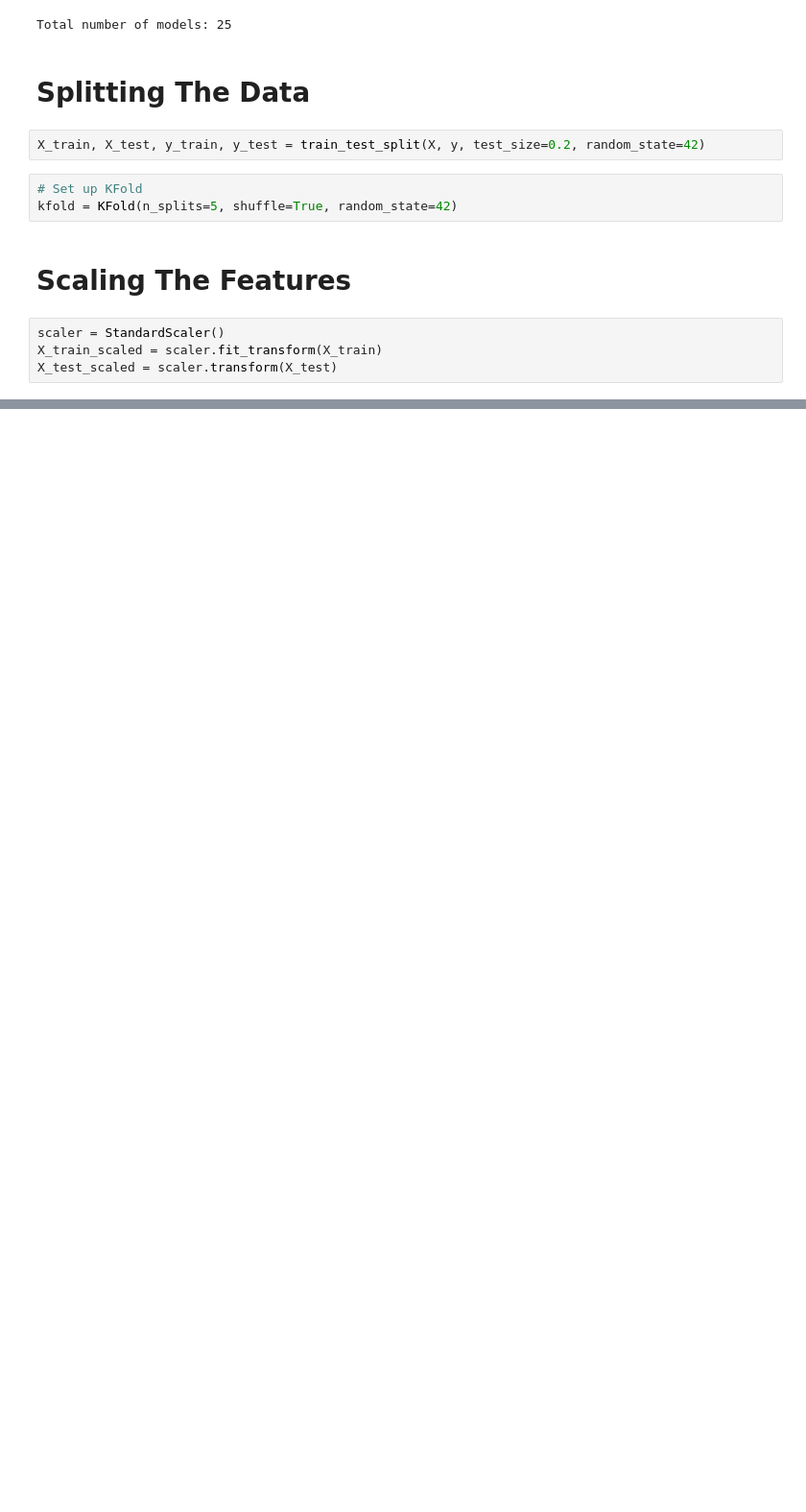
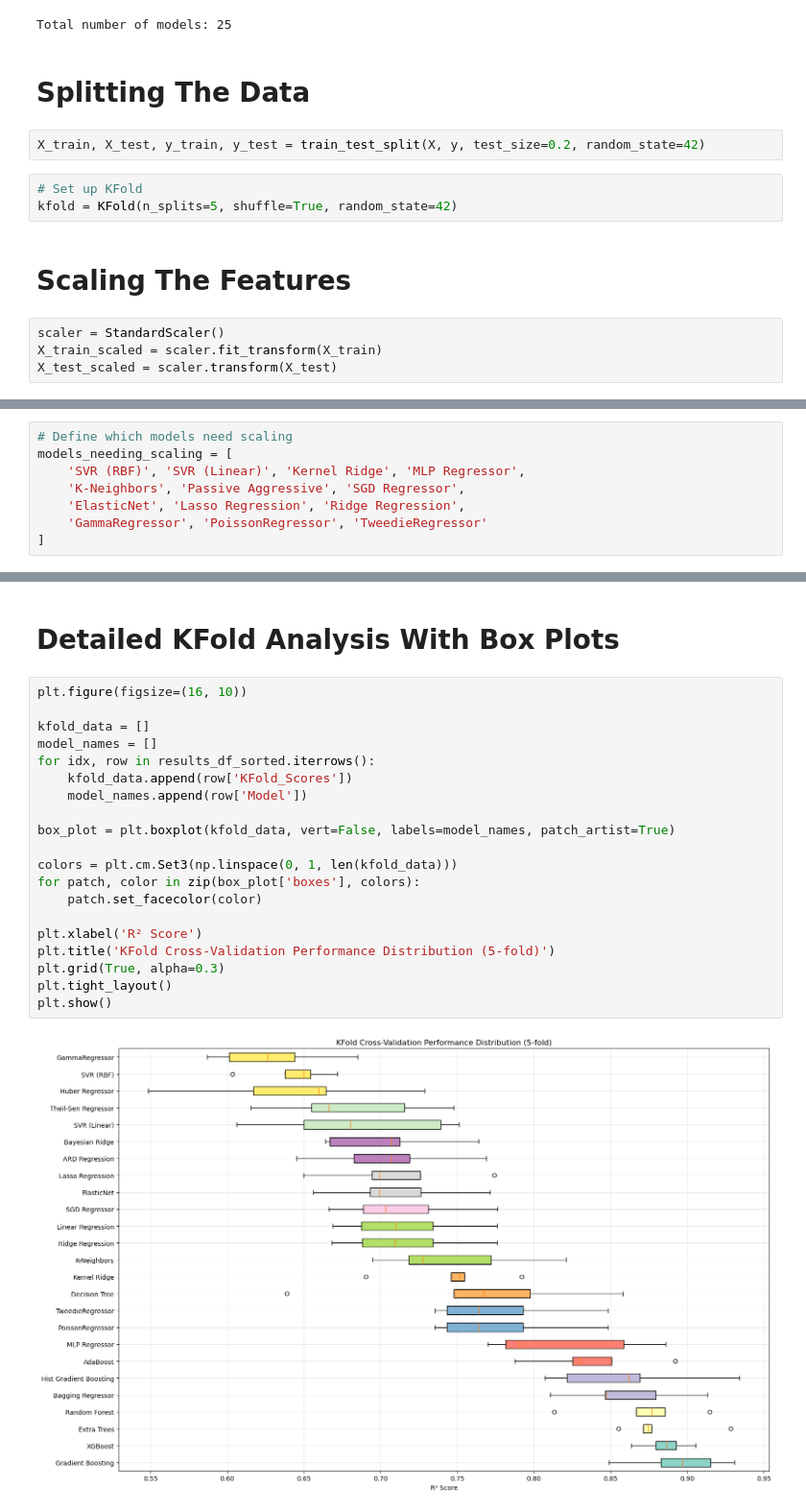
Before and after one commit to SobhanEyvazipoor/Homework-1, a Jupyter notebook: Exercise_3.ipynb, the cells around one changed output, grey strips where cells are left out. Shown at 96% size. Saved outputs shown, nothing was run; the diff lists cells and outputs as text; blank space fills up the shorter version.

```diff
--- a/Exercise_3.ipynb
+++ b/Exercise_3.ipynb
@@ -126,0 +146,8 @@ X_test_scaled = scaler.transform(X_test)
+# %%
+# Define which models need scaling
+models_needing_scaling = [
+    'SVR (RBF)', 'SVR (Linear)', 'Kernel Ridge', 'MLP Regressor',
+    'K-Neighbors', 'Passive Aggressive', 'SGD Regressor',
+    'ElasticNet', 'Lasso Regression', 'Ridge Regression',
+    'GammaRegressor', 'PoissonRegressor', 'TweedieRegressor'
+]
@@ -126,0 +324,24 @@ X_test_scaled = scaler.transform(X_test)
+# %% [markdown]
+# Detailed KFold Analysis With Box Plots
+# %%
+plt.figure(figsize=(16, 10))
+
+kfold_data = []
+model_names = []
+for idx, row in results_df_sorted.iterrows():
+    kfold_data.append(row['KFold_Scores'])
+    model_names.append(row['Model'])
+
+box_plot = plt.boxplot(kfold_data, vert=False, labels=model_names, patch_artist=True)
+
+colors = plt.cm.Set3(np.linspace(0, 1, len(kfold_data)))
+for patch, color in zip(box_plot['boxes'], colors):
+    patch.set_facecolor(color)
+
+plt.xlabel('R² Score')
+plt.title('KFold Cross-Validation Performance Distribution (5-fold)')
+plt.grid(True, alpha=0.3)
+plt.tight_layout()
+plt.show()
+# %% [output]
+[figure, added]
```
Also changed, not shown: parts of 12 cells of this notebook.
